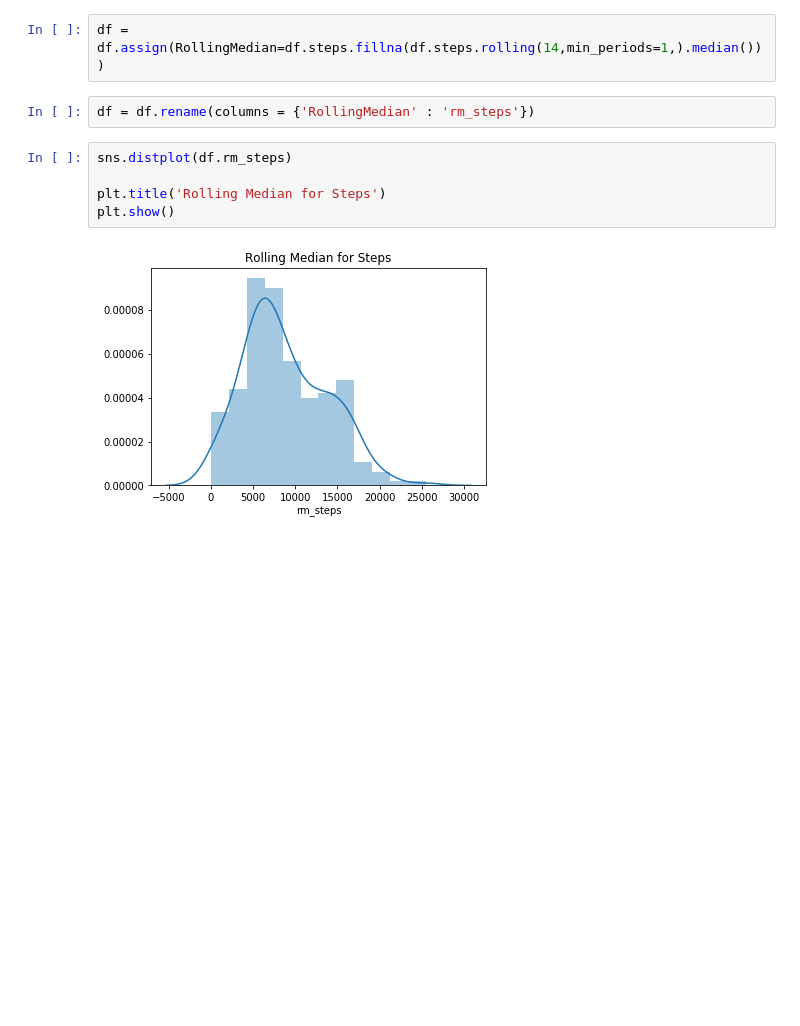
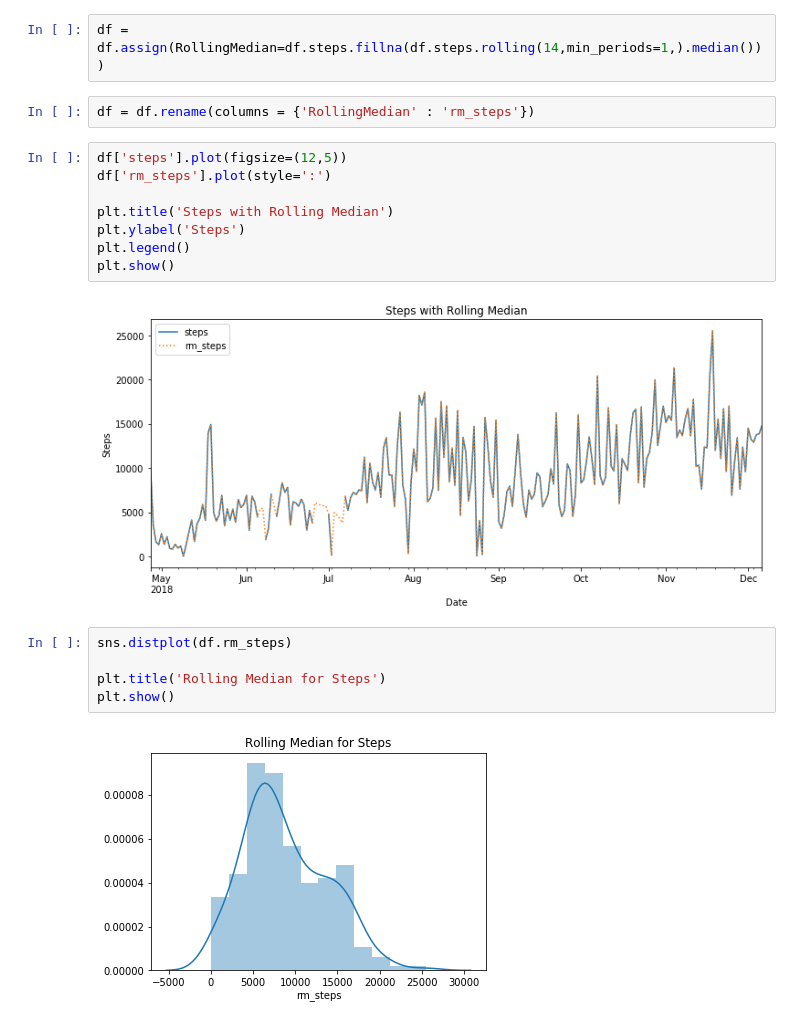
Before and after one commit to U-Gotta-Have-Faith/time_series, a Jupyter notebook: fitbit_deliverable.ipynb, the cells around one changed output. Cells and saved outputs as stored; diff of their text form; blank space fills up the shorter version.

Commit message:
Commit updated visuals

```diff
--- a/fitbit_deliverable.ipynb
+++ b/fitbit_deliverable.ipynb
@@ -475,6 +475,16 @@ df.steps = df.steps.apply(lambda x: np.nan if x == 0 else x)
 df = df.assign(RollingMedian=df.steps.fillna(df.steps.rolling(14,min_periods=1,).median()))
 # %%
 df = df.rename(columns = {'RollingMedian' : 'rm_steps'})
+# %%
+df['steps'].plot(figsize=(12,5))
+df['rm_steps'].plot(style=':')
+
+plt.title('Steps with Rolling Median')
+plt.ylabel('Steps')
+plt.legend()
+plt.show()
+# %% [output]
+[figure, added]
 # %%
 sns.distplot(df.rm_steps)
 
```
Also changed, not shown: parts of 6 cells of this notebook.
